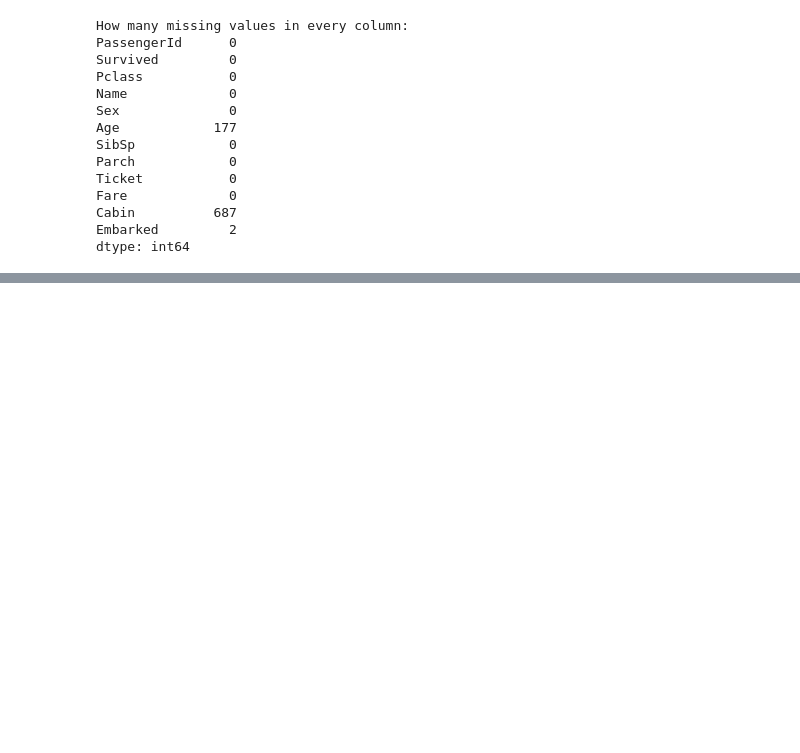
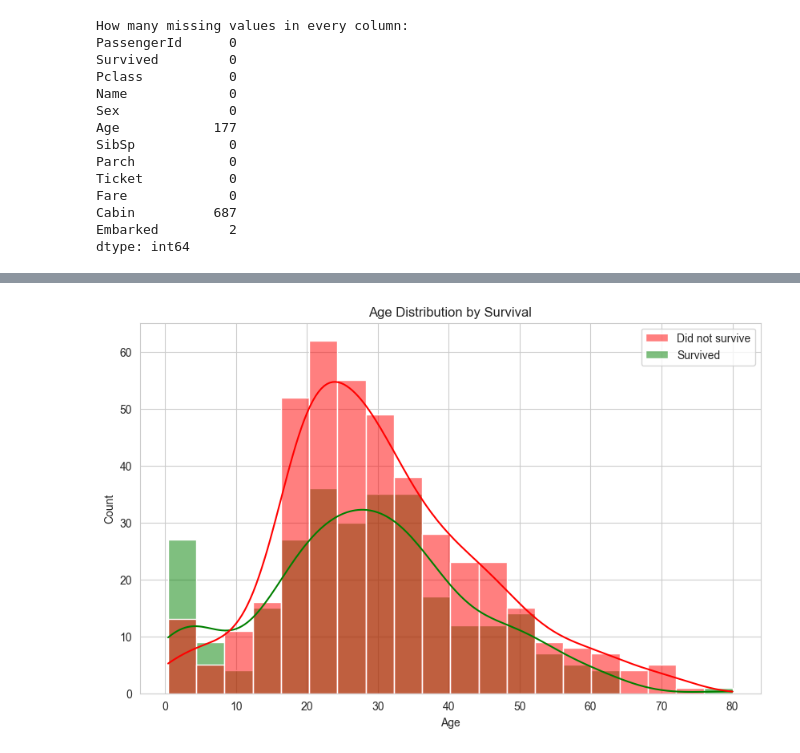
Before and after one commit to Igusilla/ML-titanic, a Jupyter notebook: notebooks/EDA.ipynb, the cells around one changed output, grey strips where cells are left out. Cells and saved outputs as stored; diff of their text form; code cells hidden in the pictures; blank space fills up the shorter version.

```diff
--- a/notebooks/EDA.ipynb
+++ b/notebooks/EDA.ipynb
@@ -49,0 +90,15 @@ dtype: int64
+# %%
+# Age distribution by survival
+
+plt.figure(figsize=(10, 6))
+
+graph = sns.histplot(data=df, x='Age', hue=df['Survived'].map({0: 'Did not survive', 1: 'Survived'}), kde=True, palette={'Did not survive': 'red', 'Survived': 'green'})
+
+graph.legend_.set_title(None)
+plt.xlabel('Age')
+plt.ylabel('Count')
+plt.title('Age Distribution by Survival')
+plt.savefig('../plots/age_distribution.png', dpi=150)
+plt.show()
+# %% [output]
+[figure, added]
```
Also changed, not shown: parts of 5 cells of this notebook, 6 other files.
